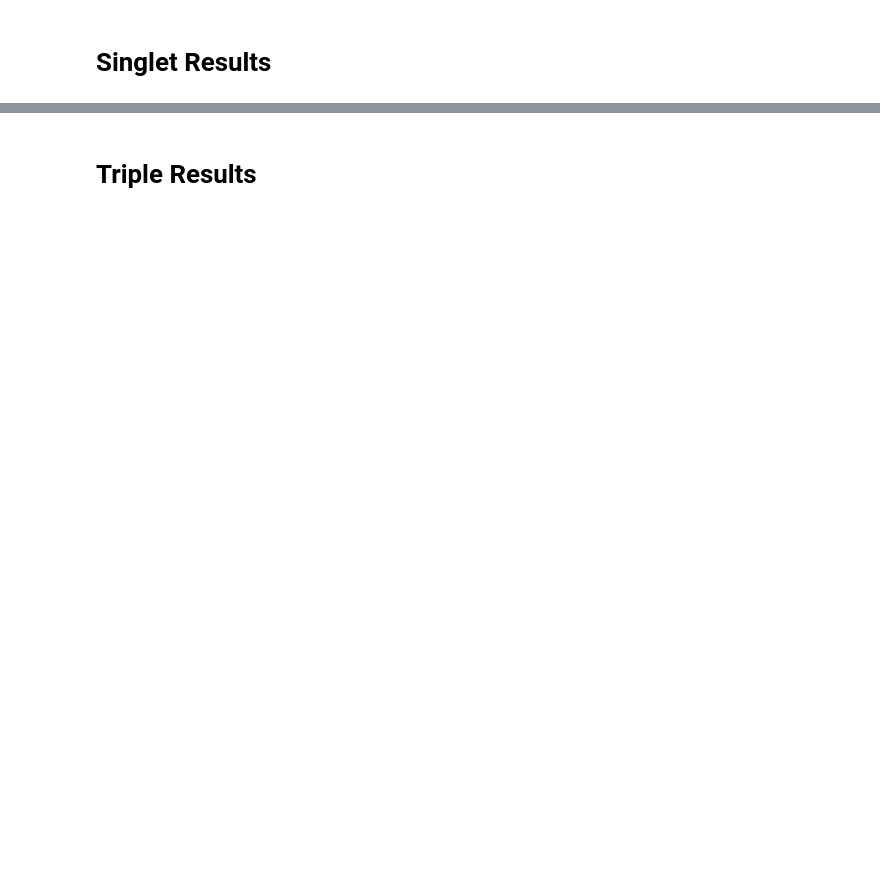
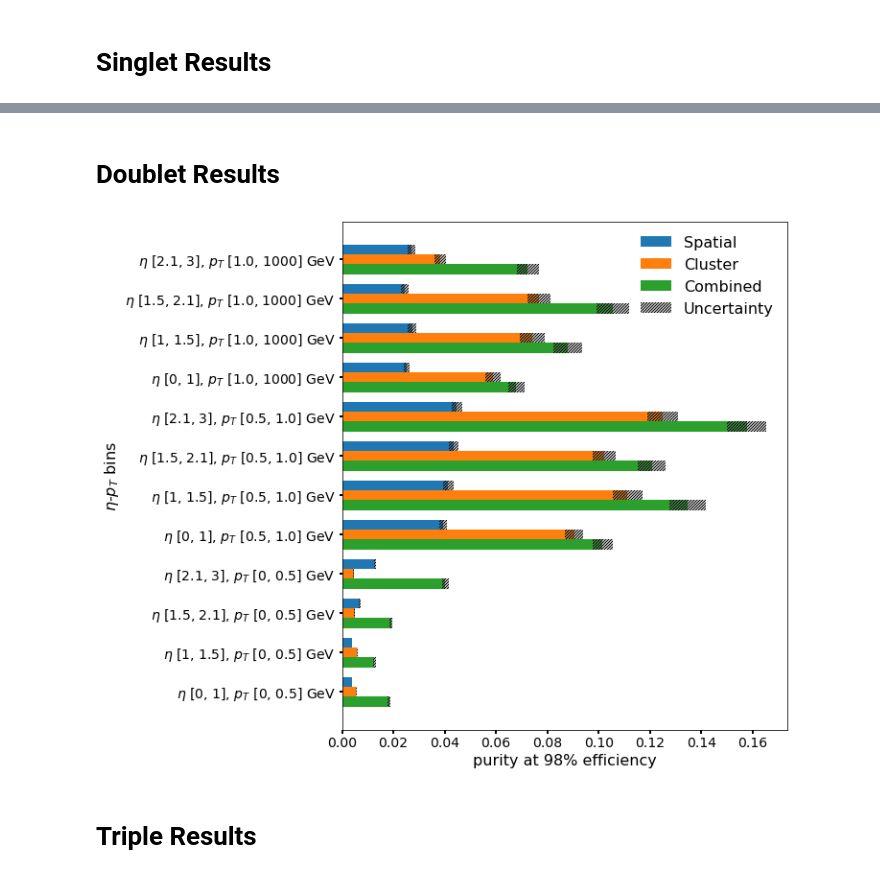
Before and after one commit to jxi24/TrackML, a Jupyter notebook: Results/result.ipynb, the cells around one changed output, grey strips where cells are left out. Cells and saved outputs as stored; diff of their text form; code cells hidden in the pictures; blank space fills up the shorter version.

Commit message:
add doublets

```diff
--- a/Results/result.ipynb
+++ b/Results/result.ipynb
@@ -131,3 +124,52 @@ plt.show()
+# %% [markdown]
+# Doublet Results
+# %%
+filename = 'doublets_forpaper.npz'
+
+pt_range = [0, 0.5, 1., 1000]  # GeV
+eta_range = [0, 1, 1.5, 2.1, 3]
+pt_eta_labels = []
+for ipt in range(len(pt_range)-1):
+    pt_low, pt_hi = pt_range[ipt:ipt+2]
+    for ieta in range(len(eta_range)-1):
+        eta_low, eta_hi = eta_range[ieta:ieta+2]
+        pt_eta_labels.append("$\eta$ [{}, {}], $p_T$ [{}, {}] GeV".format(
+            eta_low, eta_hi, pt_low, pt_hi))
+# %%
+def make_plot_err(outname, input_list, err_list, xlabel, columns=columns, logx=False):
+    _, ax = plt.subplots(figsize=(10, 8), constrained_layout=True)
+    y_pos = np.arange(len(pt_eta_labels))
+
+    height=0.25
+    positions = [y_pos+height, y_pos, y_pos-height]
+
+    for idx in range(3):
+        ax.barh(positions[idx], input_list[:, idx], height, label=columns[idx])
+
+    for idx in range(3):
+        if idx == 0:
+            label='Uncertainty'
+        else:
+            label=None
+        ax.barh(
+            positions[idx], 2*err_list[:, idx], height,
+            left=input_list[:, idx]-err_list[:, idx],
+            color = 'darkgrey', hatch = '////////', alpha=0.3, label=label)
+
+    ax.set_xlabel(xlabel, fontsize=16)
+    ax.tick_params(width=2, grid_alpha=0.5, labelsize=14)
+    ax.set_ylabel('$\eta$-$p_T$ bins', fontsize=16)
+    ax.legend(fontsize=16, frameon=False)
+    ax.set_yticks(y_pos)
+    ax.set_yticklabels(pt_eta_labels)
+    plt.savefig("{}.pdf".format(outname))
+# %%
+doublet_array = np.load(filename)
+make_plot_err(
+    "doublets_purity_err", doublet_array['purities'], doublet_array['purity_errs'],\
+    "purity at 98% efficiency", columns=columns)
+# %% [output]
+[figure, added]
 # %% [markdown]
 # Triple Results
 # %%
```
Also changed, not shown: parts of 9 cells of this notebook, 8 other files.
